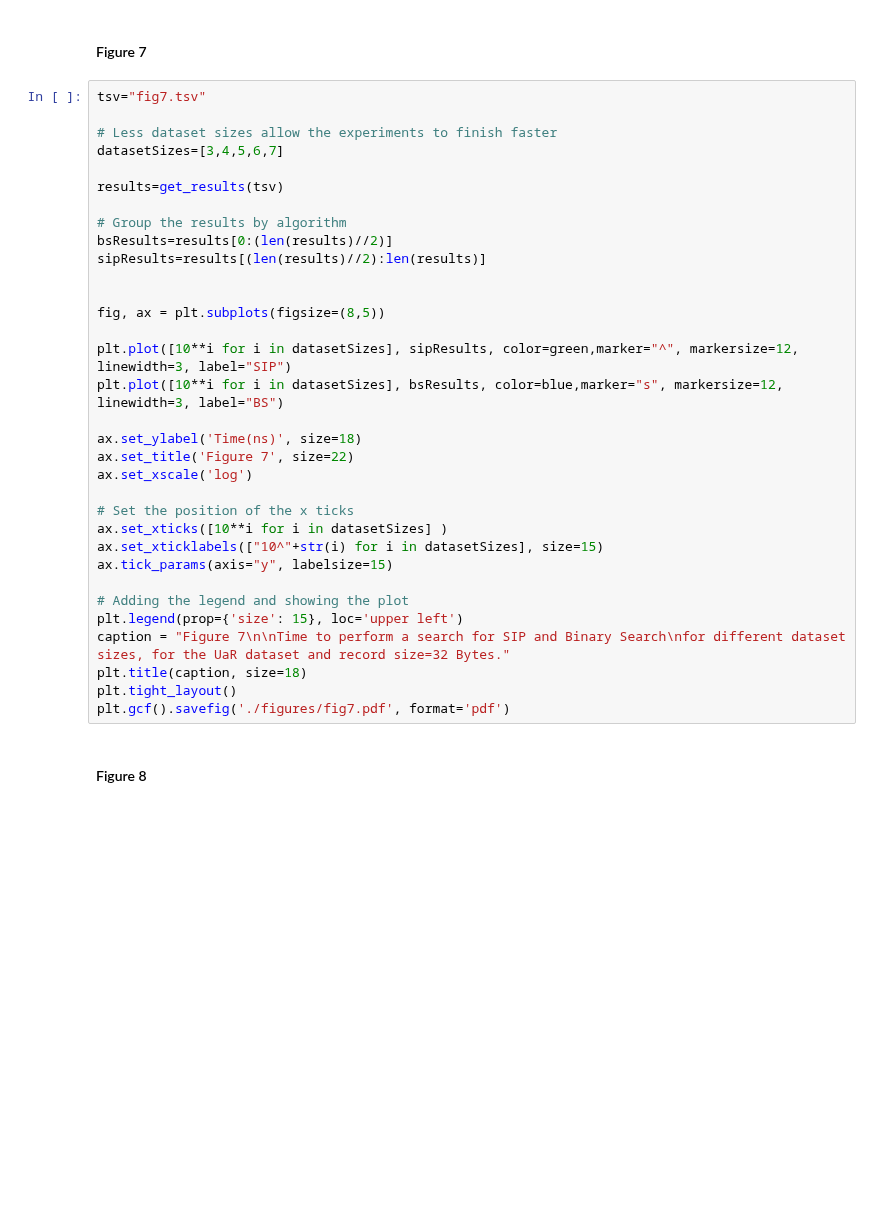
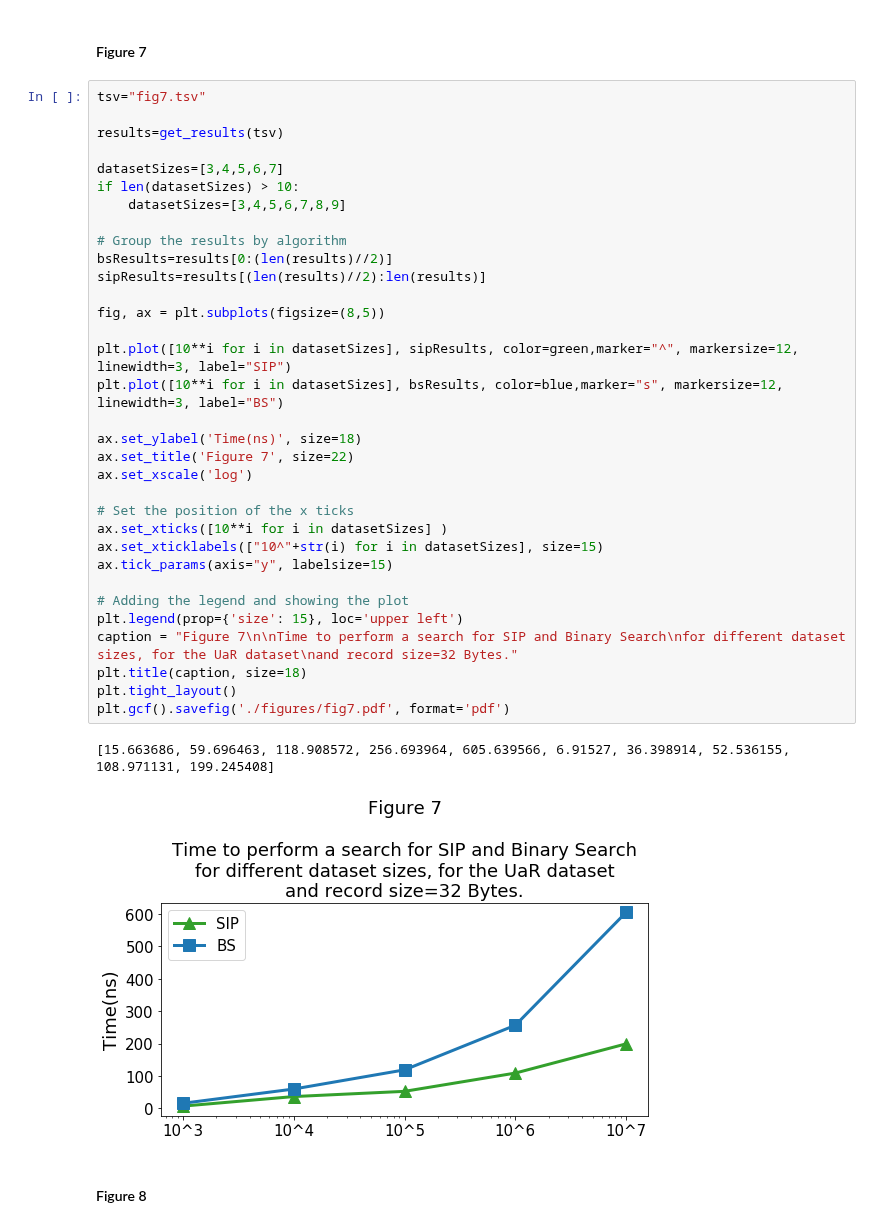
Before and after one commit to UWHustle/Efficiently-Searching-In-Memory-Sorted-Arrays, a Jupyter notebook: reproduce_experiments/CreateFigures.ipynb, the cells around one changed output. Saved outputs shown, nothing was run; the diff lists cells and outputs as text; blank space fills up the shorter version.

```diff
--- a/reproduce_experiments/CreateFigures.ipynb
+++ b/reproduce_experiments/CreateFigures.ipynb
@@ -295,36 +291,39 @@ IndexError: list index out of range
 # %%
 tsv="fig7.tsv"
 
-# Less dataset sizes allow the experiments to finish faster
+results=get_results(tsv)
+
 datasetSizes=[3,4,5,6,7]
-
-results=get_results(tsv)
+if len(datasetSizes) > 10:
+    datasetSizes=[3,4,5,6,7,8,9]
 
 # Group the results by algorithm
 bsResults=results[0:(len(results)//2)]
 sipResults=results[(len(results)//2):len(results)]
-
 
 fig, ax = plt.subplots(figsize=(8,5))
 
 plt.plot([10**i for i in datasetSizes], sipResults, color=green,marker="^", markersize=12, linewidth=3, label="SIP")
 plt.plot([10**i for i in datasetSizes], bsResults, color=blue,marker="s", markersize=12, linewidth=3, label="BS")
 
 ax.set_ylabel('Time(ns)', size=18)
 ax.set_title('Figure 7', size=22)
 ax.set_xscale('log')
 
 # Set the position of the x ticks
 ax.set_xticks([10**i for i in datasetSizes] )
 ax.set_xticklabels(["10^"+str(i) for i in datasetSizes], size=15)
 ax.tick_params(axis="y", labelsize=15)
 
 # Adding the legend and showing the plot
 plt.legend(prop={'size': 15}, loc='upper left')
-caption = "Figure 7\n\nTime to perform a search for SIP and Binary Search\nfor different dataset sizes, for the UaR dataset and record size=32 Bytes."
+caption = "Figure 7\n\nTime to perform a search for SIP and Binary Search\nfor different dataset sizes, for the UaR dataset\nand record size=32 Bytes."
 plt.title(caption, size=18)
 plt.tight_layout()
 plt.gcf().savefig('./figures/fig7.pdf', format='pdf')
+# %% [output]
+[15.663686, 59.696463, 118.908572, 256.693964, 605.639566, 6.91527, 36.398914, 52.536155, 108.971131, 199.245408]
+[figure, added]
 # %% [markdown]
 #### Figure 8
 # %%
```
Also changed, not shown: parts of 7 cells of this notebook, 4 other files.
